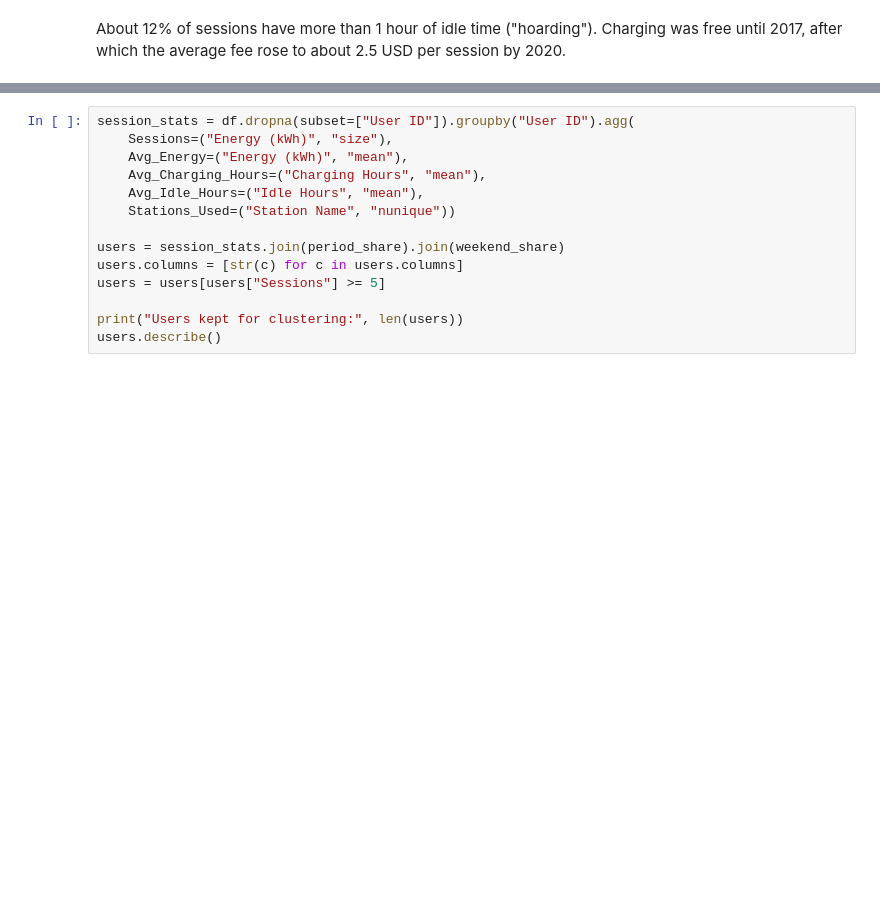
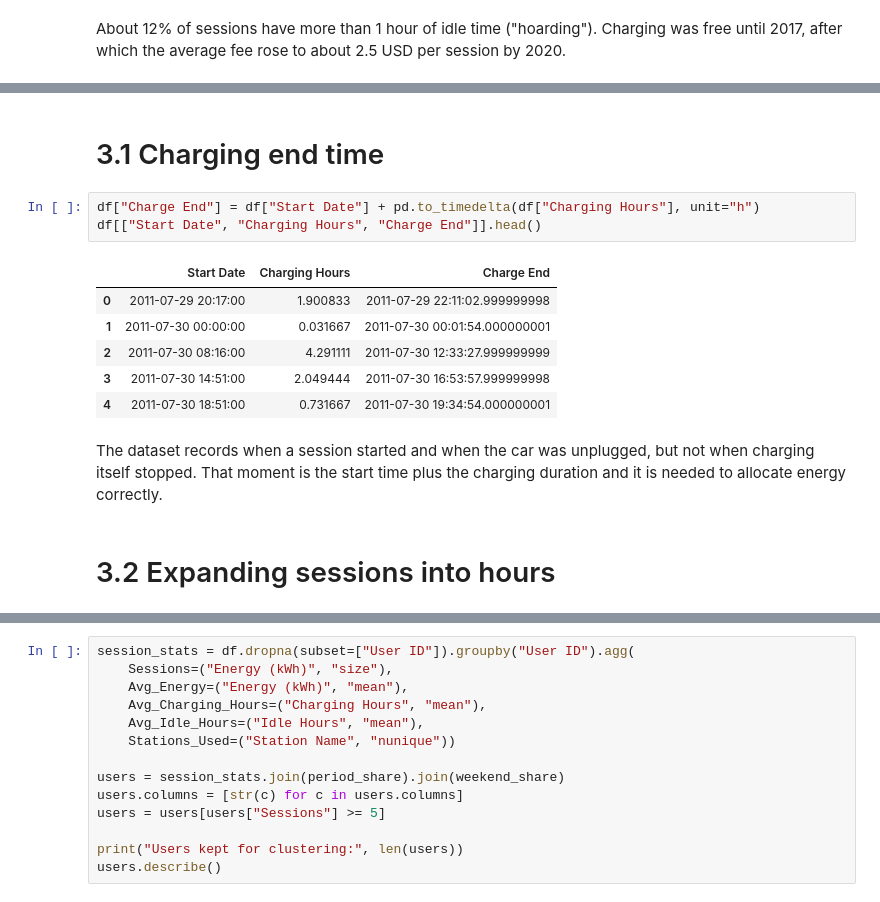
Before and after one commit to FridaGi/ITBA, a Jupyter notebook: ITBA_Project.ipynb, the cells around one changed output, grey strips where cells are left out. Cells and saved outputs as stored; diff of their text form; blank space fills up the shorter version.

```diff
--- a/ITBA_Project.ipynb
+++ b/ITBA_Project.ipynb
@@ -415,0 +430,16 @@ About 12% of sessions have more than 1 hour of idle time ("hoarding"). Charging
+# %% [markdown]
+# 3.1 Charging end time
+# %%
+df["Charge End"] = df["Start Date"] + pd.to_timedelta(df["Charging Hours"], unit="h")
+df[["Start Date", "Charging Hours", "Charge End"]].head()
+# %% [output]
+|  | Start Date | Charging Hours | Charge End |
+| 0 | 2011-07-29 20:17:00 | 1.900833 | 2011-07-29 22:11:02.999999998 |
+| 1 | 2011-07-30 00:00:00 | 0.031667 | 2011-07-30 00:01:54.000000001 |
+| 2 | 2011-07-30 08:16:00 | 4.291111 | 2011-07-30 12:33:27.999999999 |
+| 3 | 2011-07-30 14:51:00 | 2.049444 | 2011-07-30 16:53:57.999999998 |
+| 4 | 2011-07-30 18:51:00 | 0.731667 | 2011-07-30 19:34:54.000000001 |
+# %% [markdown]
+The dataset records when a session started and when the car was unplugged, but not when charging itself stopped. That moment is the start time plus the charging duration and it is needed to allocate energy correctly.
+# %% [markdown]
+# 3.2 Expanding sessions into hours
```
Also changed, not shown: parts of 46 cells of this notebook.
